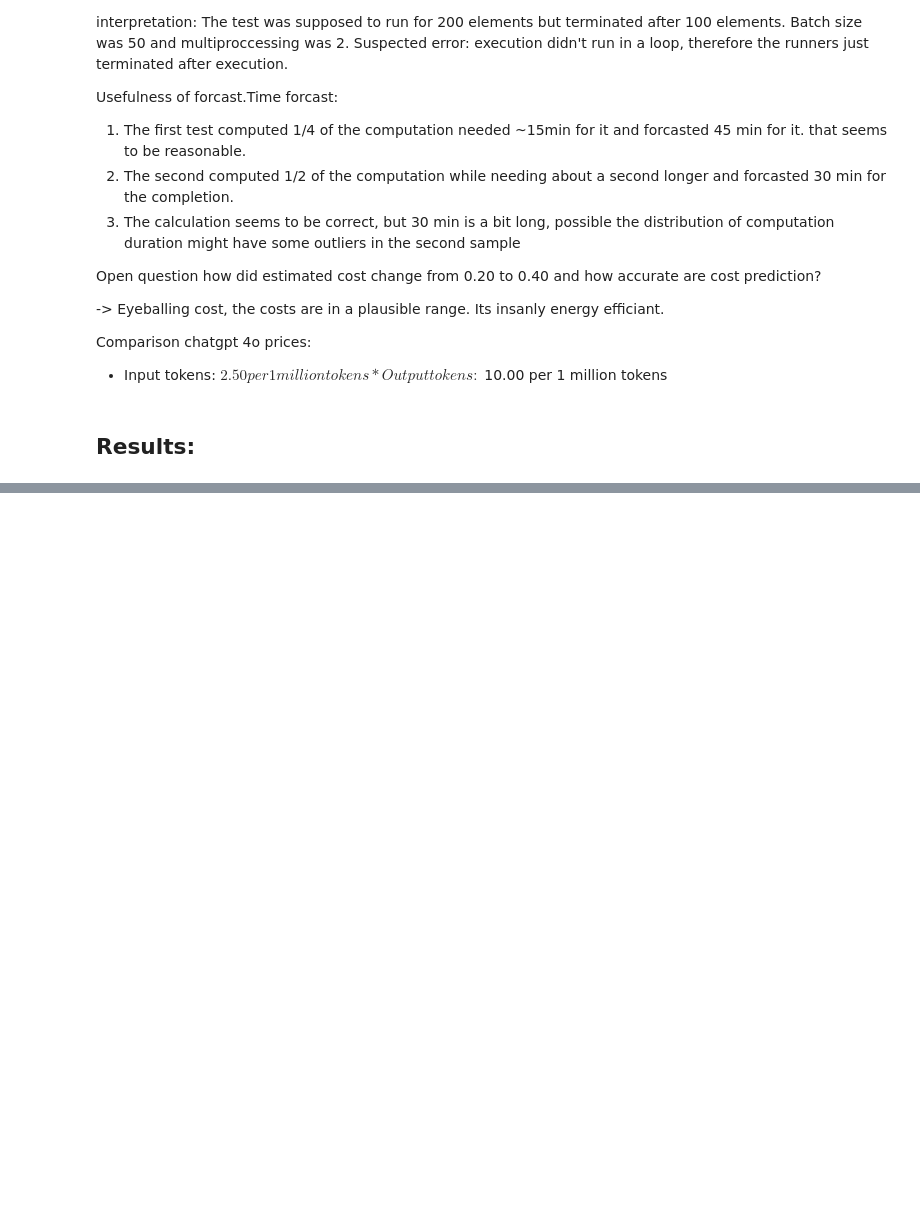
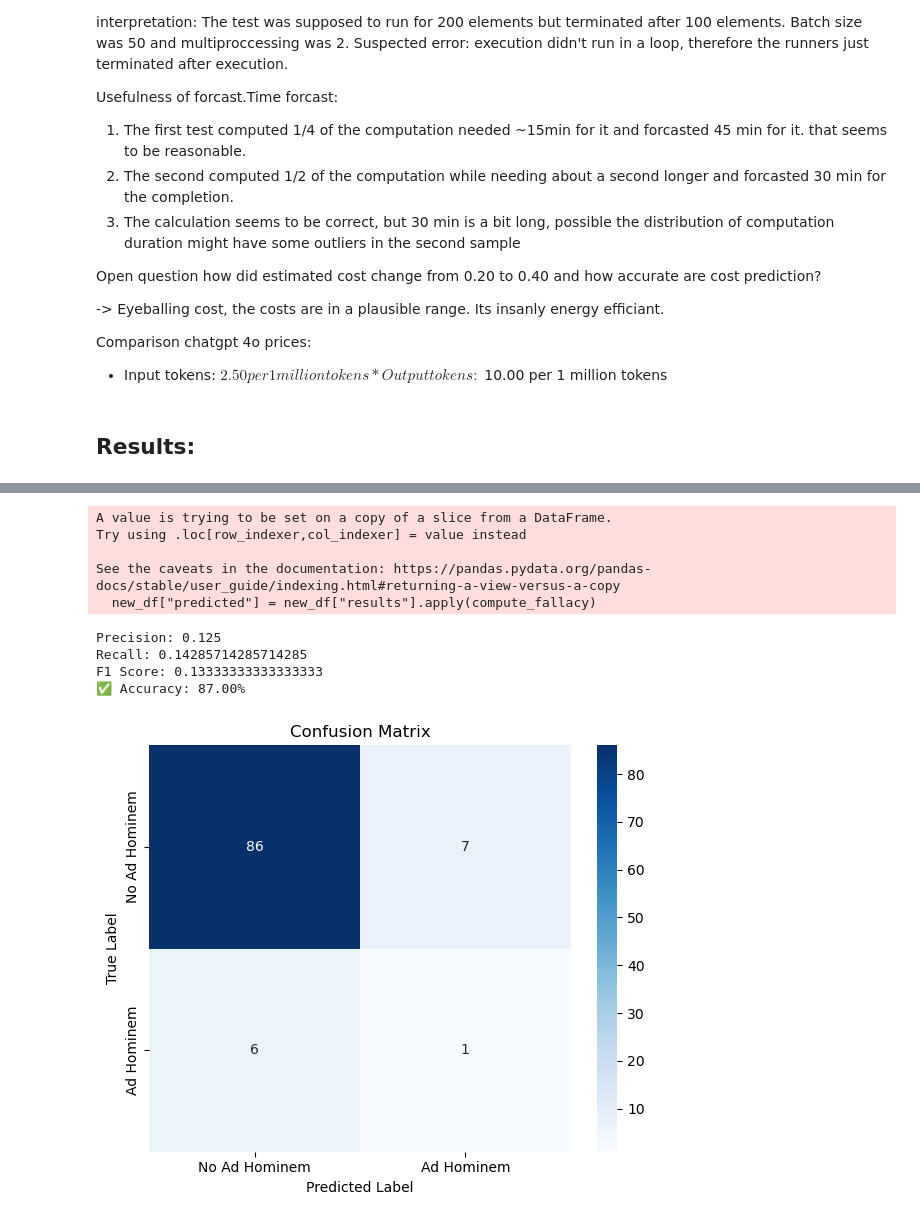
Before and after one commit to Sjiub/tweede-kamer, a Jupyter notebook: analysis/test_overview.ipynb, the cells around one changed output, grey strips where cells are left out. Cells and saved outputs as stored; diff of their text form; code cells hidden in the pictures; blank space fills up the shorter version.

Commit message:
ran labled data test

```diff
--- a/analysis/test_overview.ipynb
+++ b/analysis/test_overview.ipynb
@@ -67,0 +108,2 @@ new_df
+# %%
+new_df["compute"]= new_df["raw"].apply(clean_result)
@@ -67,0 +122,6 @@ new_df
+# %%
+def new_cleaner(data):
+    data = data["choices"][0]["message"]['content']
+    return clean_result(data)
+# %%
+new_df["results"]= new_df["compute"].apply(new_cleaner)
@@ -67,0 +146,54 @@ new_df
+# %%
+def compute_fallacy(data):
+    return data["summary"]["count"] > 0
+
+new_df["predicted"] = new_df["results"].apply(compute_fallacy)
+# %% [output]
+A value is trying to be set on a copy of a slice from a DataFrame.
+Try using .loc[row_indexer,col_indexer] = value instead
+
+See the caveats in the documentation: https://pandas.pydata.org/pandas-docs/stable/user_guide/indexing.html#returning-a-view-versus-a-copy
+  new_df["predicted"] = new_df["results"].apply(compute_fallacy)
+# %%
+from sklearn.metrics import confusion_matrix, accuracy_score, precision_score, recall_score, f1_score
+import seaborn as sns
+import matplotlib.pyplot as plt
+
+y_true = new_df["final_label"]
+y_pred = new_df["predicted"]
+
+# Use boolean labels for computation
+labels = [False, True]
+label_names = ["No Ad Hominem", "Ad Hominem"]
+
+# Compute accuracy
+accuracy = accuracy_score(y_true, y_pred)
+precision_score = precision_score(new_df["final_label"], new_df["predicted"], zero_division=0)
+recall_score= recall_score(new_df["final_label"], new_df["predicted"], zero_division=0)
+f1_score = f1_score(new_df["final_label"], new_df["predicted"], zero_division=0)
+
+
+print(f"Precision: {precision_score}")
+print(f"Recall: {recall_score}")
+print(f"F1 Score: {f1_score}")
+print(f"✅ Accuracy: {accuracy:.2%}")
+
+# Compute confusion matrix
+cm = confusion_matrix(y_true, y_pred, labels=labels)
+
+# Plot confusion matrix
+plt.figure(figsize=(6, 5))
+sns.heatmap(cm, annot=True, fmt="d", cmap="Blues",
+            xticklabels=label_names,
+            yticklabels=label_names)
+plt.xlabel("Predicted Label")
+plt.ylabel("True Label")
+plt.title("Confusion Matrix")
+plt.tight_layout()
+plt.show()
+# %% [output]
+Precision: 0.125
+Recall: 0.14285714285714285
+F1 Score: 0.13333333333333333
+✅ Accuracy: 87.00%
+[figure, added]
```
Also changed, not shown: parts of 8 cells of this notebook, 3 other files.
